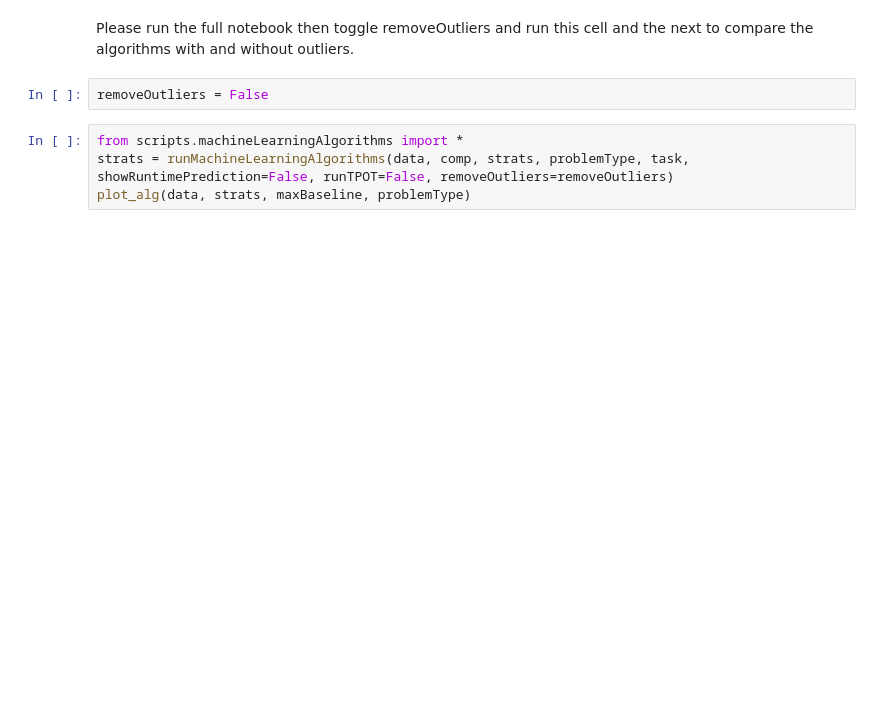
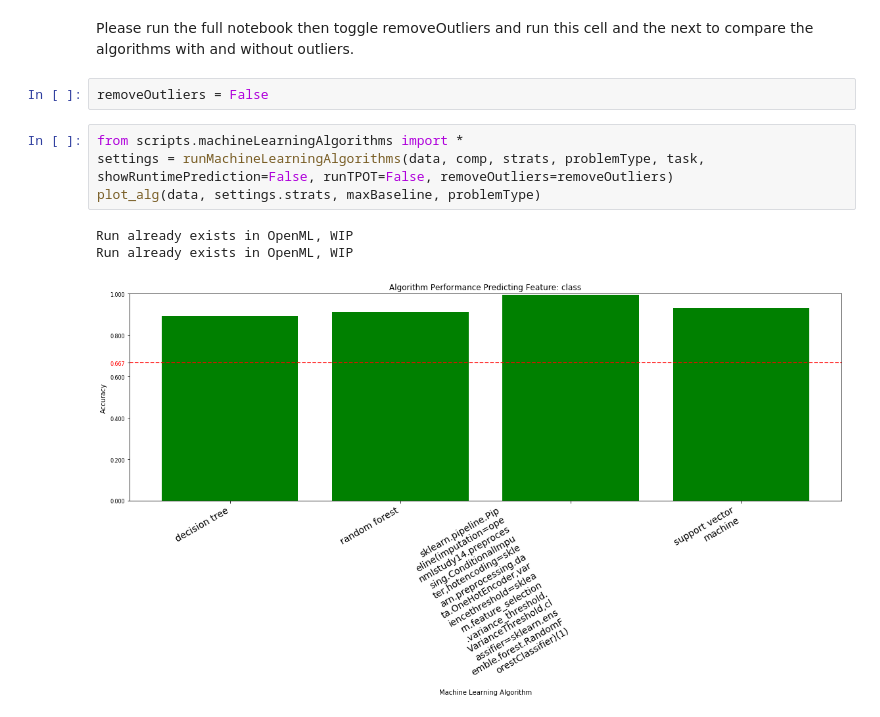
Before and after one commit to Hugoos/TestAutoNotebook, a Jupyter notebook: datasets/4.ipynb, the cells around one changed output. Saved outputs shown, nothing was run; the diff lists cells and outputs as text; blank space fills up the shorter version.

```diff
--- a/datasets/4.ipynb
+++ b/datasets/4.ipynb
@@ -37,5 +83,9 @@ Please run the full notebook then toggle removeOutliers and run this cell and th
 removeOutliers = False
 # %%
 from scripts.machineLearningAlgorithms import *
-strats = runMachineLearningAlgorithms(data, comp, strats, problemType, task, showRuntimePrediction=False, runTPOT=False, removeOutliers=removeOutliers)
-plot_alg(data, strats, maxBaseline, problemType)
+settings = runMachineLearningAlgorithms(data, comp, strats, problemType, task, showRuntimePrediction=False, runTPOT=False, removeOutliers=removeOutliers)
+plot_alg(data, settings.strats, maxBaseline, problemType)
+# %% [output]
+Run already exists in OpenML, WIP
+Run already exists in OpenML, WIP
+[figure, added]
```
Also changed, not shown: parts of 9 cells of this notebook, 36 other files.
